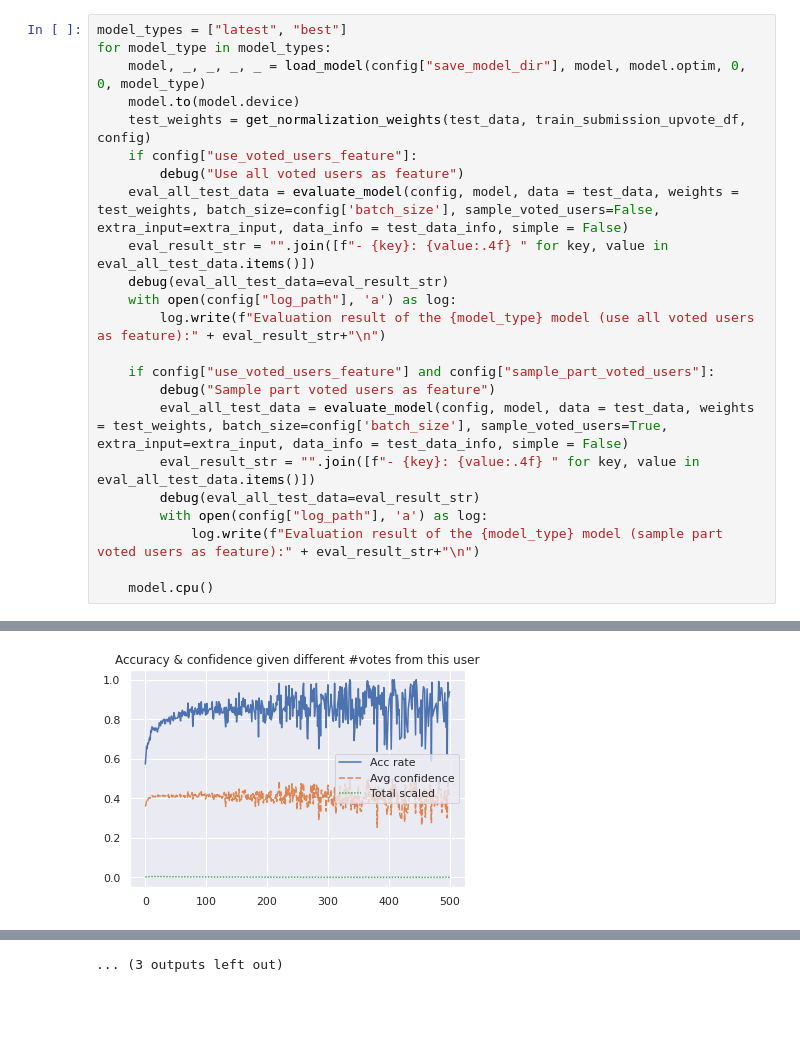
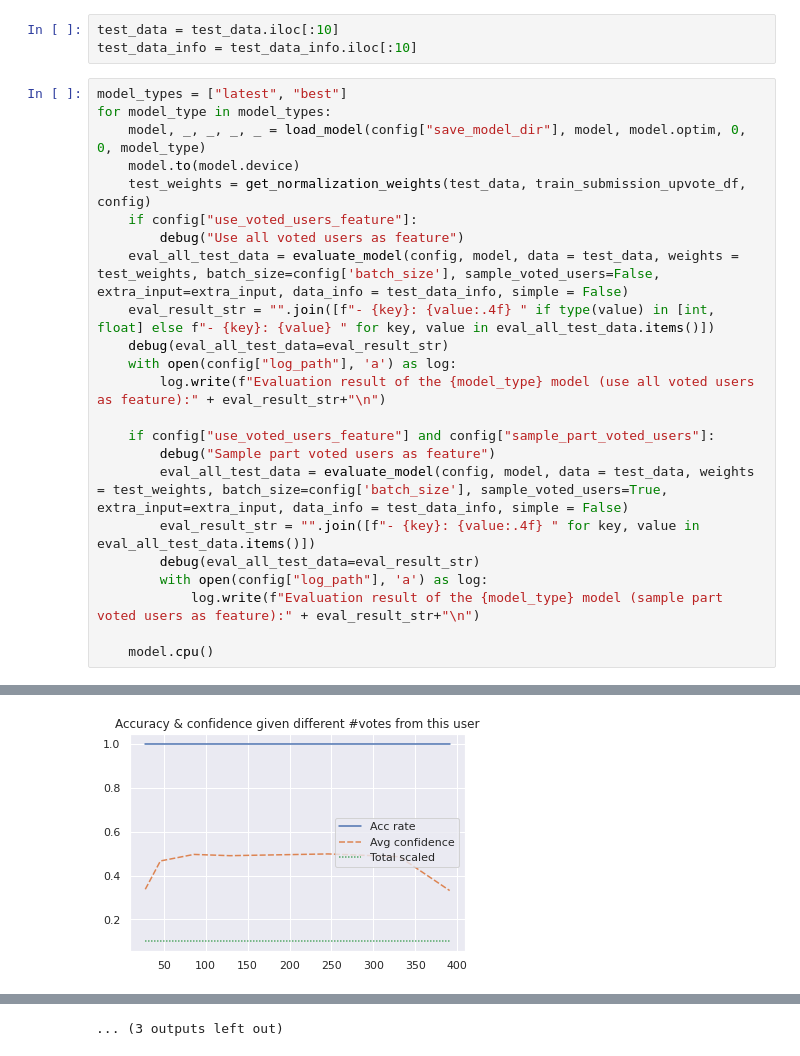
Before and after one commit to StanfordHCI/Curation-Modeling, a Jupyter notebook: test_model.ipynb, the cells around one changed output, grey strips where cells are left out. Drawn from its saved outputs; the diff is of its cells as text; blank space fills up the shorter version.

```diff
--- a/test_model.ipynb
+++ b/test_model.ipynb
@@ -33,5 +33,8 @@ Some weights of the model checkpoint at prajjwal1/bert-mini were not used when i
 - This IS expected if you are initializing BertModel from the checkpoint of a model trained on another task or with another architecture (e.g. initializing a BertForSequenceClassification model from a ...
 - This IS NOT expected if you are initializing BertModel from the checkpoint of a model that you expect to be exactly identical (initializing a BertForSequenceClassification model from a BertForSequen ...
+# %%
+test_data = test_data.iloc[:10]
+test_data_info = test_data_info.iloc[:10]
 # %%
 model_types = ["latest", "best"]
 for model_type in model_types:
@@ -41,7 +44,7 @@ for model_type in model_types:
     if config["use_voted_users_feature"]:
         debug("Use all voted users as feature")
     eval_all_test_data = evaluate_model(config, model, data = test_data, weights = test_weights, batch_size=config['batch_size'], sample_voted_users=False, extra_input=extra_input, data_info = test_data_info, simple = False)
-    eval_result_str = "".join([f"- {key}: {value:.4f} " for key, value in eval_all_test_data.items()])
+    eval_result_str = "".join([f"- {key}: {value:.4f} " if type(value) in [int, float] else f"- {key}: {value} " for key, value in eval_all_test_data.items()])
     debug(eval_all_test_data=eval_result_str)
     with open(config["log_path"], 'a') as log:
         log.write(f"Evaluation result of the {model_type} model (use all voted users as feature):" + eval_result_str+"\n")
@@ -72 +75 @@ How well can the model predict the lurkers' opinions?
-[figure, old version]
+[figure, new version]
```
Also changed, not shown: parts of 2 cells of this notebook, 7 other files.
